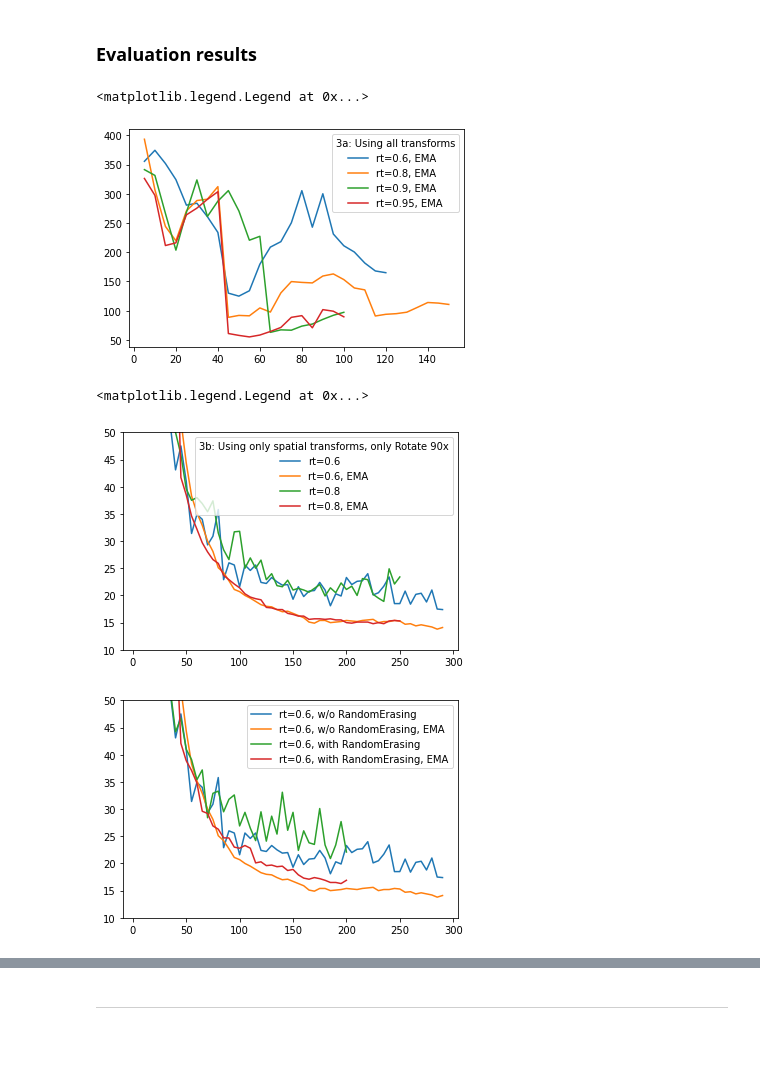
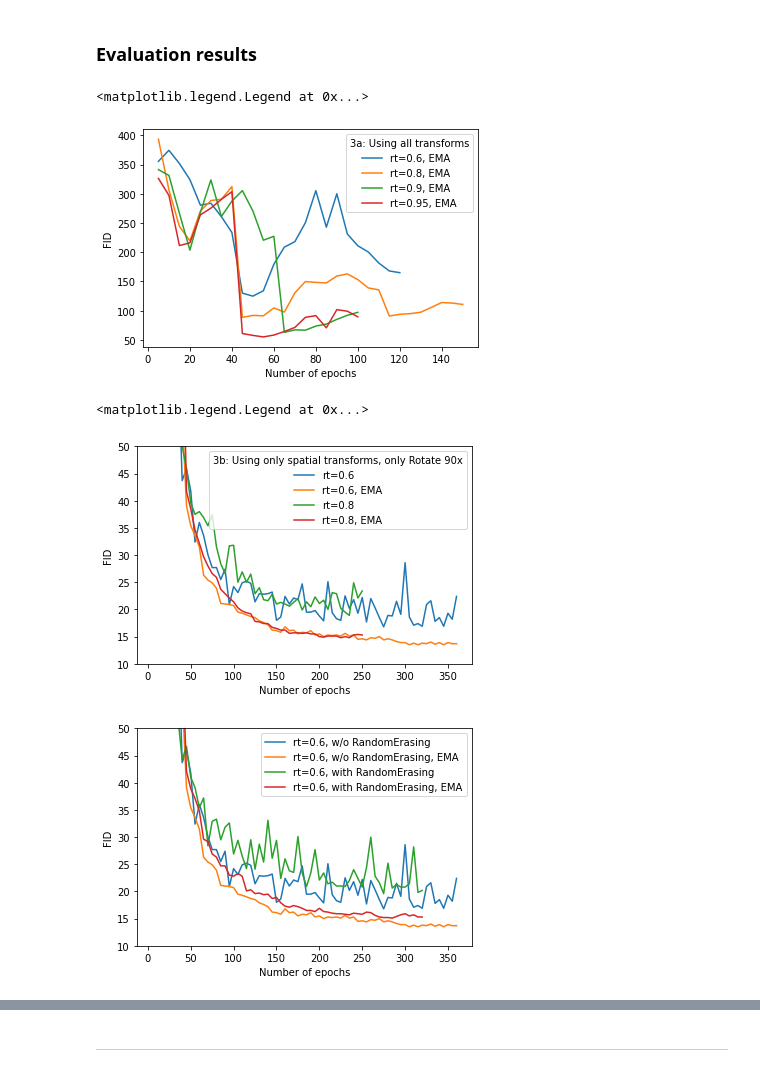
Before and after one commit to davidleonfdez/face2anime, a Jupyter notebook: notebooks/experiments/noise2anime-gan.ipynb, the cells around one changed output, grey strips where cells are left out. Drawn from its saved outputs; the diff is of its cells as text; code cells hidden in the pictures; blank space fills up the shorter version.

```diff
--- a/notebooks/experiments/noise2anime-gan.ipynb
+++ b/notebooks/experiments/noise2anime-gan.ipynb
@@ -753,0 +959,8 @@ fids_tr3_rt06_spatial_tfms_padzeros_ema = ([345.9, 336.1, 269.9, 222.2, 144.6, 1
+# %%
+def plot_fids_vs_epochs(fids_list, **lineplot_kwargs):
+    x = range(save_cycle_len, save_cycle_len * len(fids_list) + 1, save_cycle_len)
+    y = fids_list
+    ax = sns.lineplot(x=x, y=y, **lineplot_kwargs)
+    ax.set_xlabel('Number of epochs')
+    ax.set_ylabel('FID')
+    return ax
@@ -754,40 +973,35 @@ fids_tr3_rt06_spatial_tfms_padzeros_ema = ([345.9, 336.1, 269.9, 222.2, 144.6, 1
 # %%
-tr3a_xs = range(5, 201, 5)
-#sns.lineplot(x=tr3a_xs[:len(fids_tr3)], y=fids_tr3, label='rt=0.6')
-sns.lineplot(x=tr3a_xs[:len(fids_tr3_ema)], y=fids_tr3_ema, label='rt=0.6, EMA')
-#sns.lineplot(x=tr3a_xs[:len(fids_tr3_rt08)], y=fids_tr3_rt08, label='rt=0.8')
-sns.lineplot(x=tr3a_xs[:len(fids_tr3_rt08_ema)], y=fids_tr3_rt08_ema, label='rt=0.8, EMA')
-#sns.lineplot(x=tr3a_xs[:len(fids_tr3_rt09)], y=fids_tr3_rt09, label='rt=0.9')
-sns.lineplot(x=tr3a_xs[:len(fids_tr3_rt09_ema)], y=fids_tr3_rt09_ema, label='rt=0.9, EMA')
-#sns.lineplot(x=tr3a_xs[:len(fids_tr3_rt095)], y=fids_tr3_rt095, label='rt=0.95')
-sns.lineplot(x=tr3a_xs[:len(fids_tr3_rt095_ema)], y=fids_tr3_rt095_ema, label='rt=0.95, EMA')
-
+#plot_fids_vs_epochs(fids_tr3, label='rt=0.6')
+plot_fids_vs_epochs(fids_tr3_ema, label='rt=0.6, EMA')
+#plot_fids_vs_epochs(fids_tr3_rt08, label='rt=0.8')
+plot_fids_vs_epochs(fids_tr3_rt08_ema, label='rt=0.8, EMA')
+#plot_fids_vs_epochs(fids_tr3_rt09, label='rt=0.9')
+plot_fids_vs_epochs(fids_tr3_rt09_ema, label='rt=0.9, EMA')
+#plot_fids_vs_epochs(fids_tr3_rt095, label='rt=0.95')
+plot_fids_vs_epochs(fids_tr3_rt095_ema, label='rt=0.95, EMA')
 plt.legend(title='3a: Using all transforms')
 # %% [output]
 <matplotlib.legend.Legend at 0x...>
-[figure, old version]
+[figure, new version]
 # %%
-tr3b_xs = range(5, 301, 5)
-sns.lineplot(x=tr3b_xs[:len(fids_tr3_rt06_sp_tfms_no_rot_small)], y=fids_tr3_rt06_sp_tfms_no_rot_small, label='rt=0.6')
-sns.lineplot(x=tr3b_xs[:len(fids_tr3_rt06_sp_tfms_no_rot_small)], y=fids_tr3_rt06_sp_tfms_no_rot_small_ema, label='rt=0.6, EMA')
-sns.lineplot(x=tr3b_xs[:len(fids_tr3_rt08_sp_tfms_no_rot_small)], y=fids_tr3_rt08_sp_tfms_no_rot_small, label='rt=0.8')
-ax=sns.lineplot(x=tr3b_xs[:len(fids_tr3_rt08_sp_tfms_no_rot_small)], y=fids_tr3_rt08_sp_tfms_no_rot_small_ema, label='rt=0.8, EMA')
+plot_fids_vs_epochs(fids_tr3_rt06_sp_tfms_no_rot_small, label='rt=0.6')
+plot_fids_vs_epochs(fids_tr3_rt06_sp_tfms_no_rot_small_ema, label='rt=0.6, EMA')
+plot_fids_vs_epochs(fids_tr3_rt08_sp_tfms_no_rot_small, label='rt=0.8')
+ax=plot_fids_vs_epochs(fids_tr3_rt08_sp_tfms_no_rot_small_ema, label='rt=0.8, EMA')
 ax.set_ybound(10, 50)
 plt.legend(title='3b: Using only spatial transforms, only Rotate 90x')
 # %% [output]
 <matplotlib.legend.Legend at 0x...>
-[figure, old version]
+[figure, new version]
 # %%
-tr3_re_xs = range(5, 301, 5)
-sns.lineplot(x=tr3_re_xs[:len(fids_tr3_rt06_sp_tfms_no_rot_small)], y=fids_tr3_rt06_sp_tfms_no_rot_small,
-             label='rt=0.6, w/o RandomErasing')
-sns.lineplot(x=tr3_re_xs[:len(fids_tr3_rt06_sp_tfms_no_rot_small)], y=fids_tr3_rt06_sp_tfms_no_rot_small_ema,
-             label='rt=0.6, w/o RandomErasing, EMA')
-sns.lineplot(x=tr3_re_xs[:len(fids_tr3_rt06_sp_tfms_co_no_rot_small)], y=fids_tr3_rt06_sp_tfms_co_no_rot_small,
-             label='rt=0.6, with RandomErasing')
-ax=sns.lineplot(x=tr3_re_xs[:len(fids_tr3_rt06_sp_tfms_co_no_rot_small)], y=fids_tr3_rt06_sp_tfms_co_no_rot_small_ema,
-                label='rt=0.6, with RandomErasing, EMA')
+plot_fids_vs_epochs(fids_tr3_rt06_sp_tfms_no_rot_small,
+                    label='rt=0.6, w/o RandomErasing')
+plot_fids_vs_epochs(fids_tr3_rt06_sp_tfms_no_rot_small_ema,
+                    label='rt=0.6, w/o RandomErasing, EMA')
+plot_fids_vs_epochs(fids_tr3_rt06_sp_tfms_co_no_rot_small,
+                    label='rt=0.6, with RandomErasing')
+ax=plot_fids_vs_epochs(fids_tr3_rt06_sp_tfms_co_no_rot_small_ema,
+                       label='rt=0.6, with RandomErasing, EMA')
 ax.set_ybound(10, 50)
-#plt.legend(title='3b: Using only spatial transforms, only Rotate 90x')
 # %% [output]
-[figure, old version]
+[figure, new version]
```
Also changed, not shown: parts of 58 cells of this notebook.
